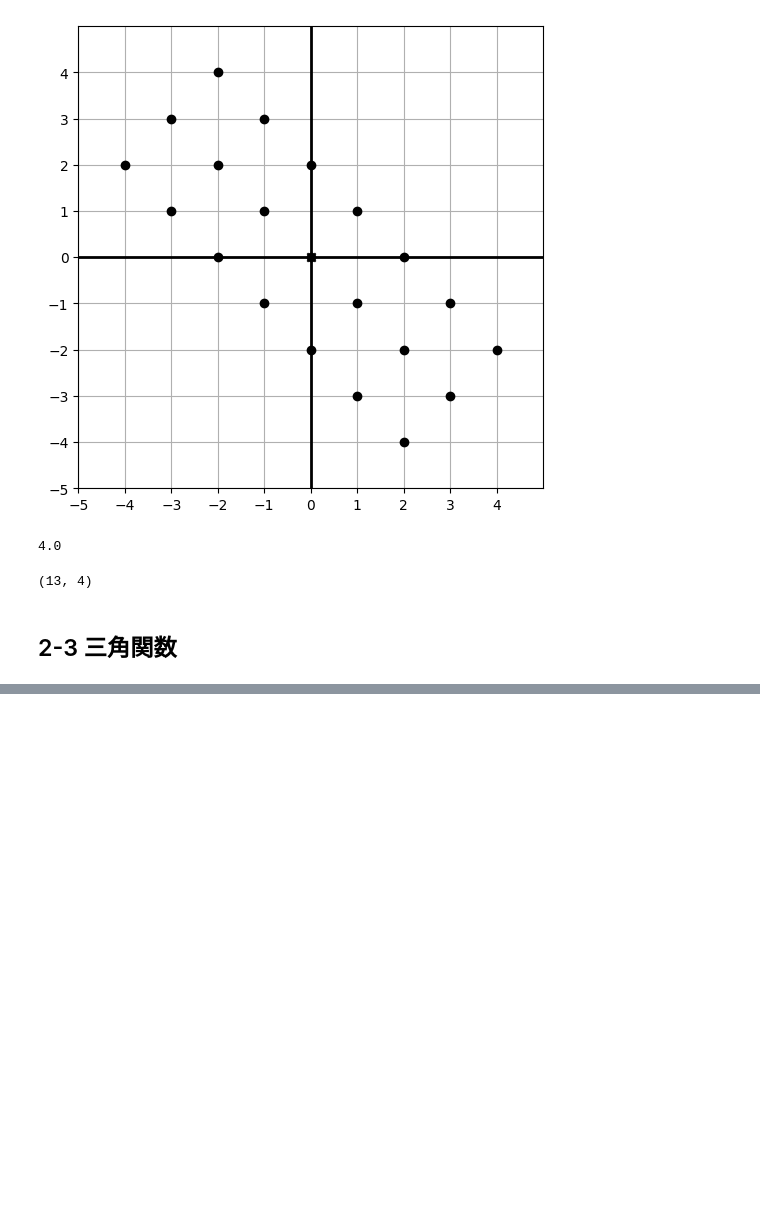
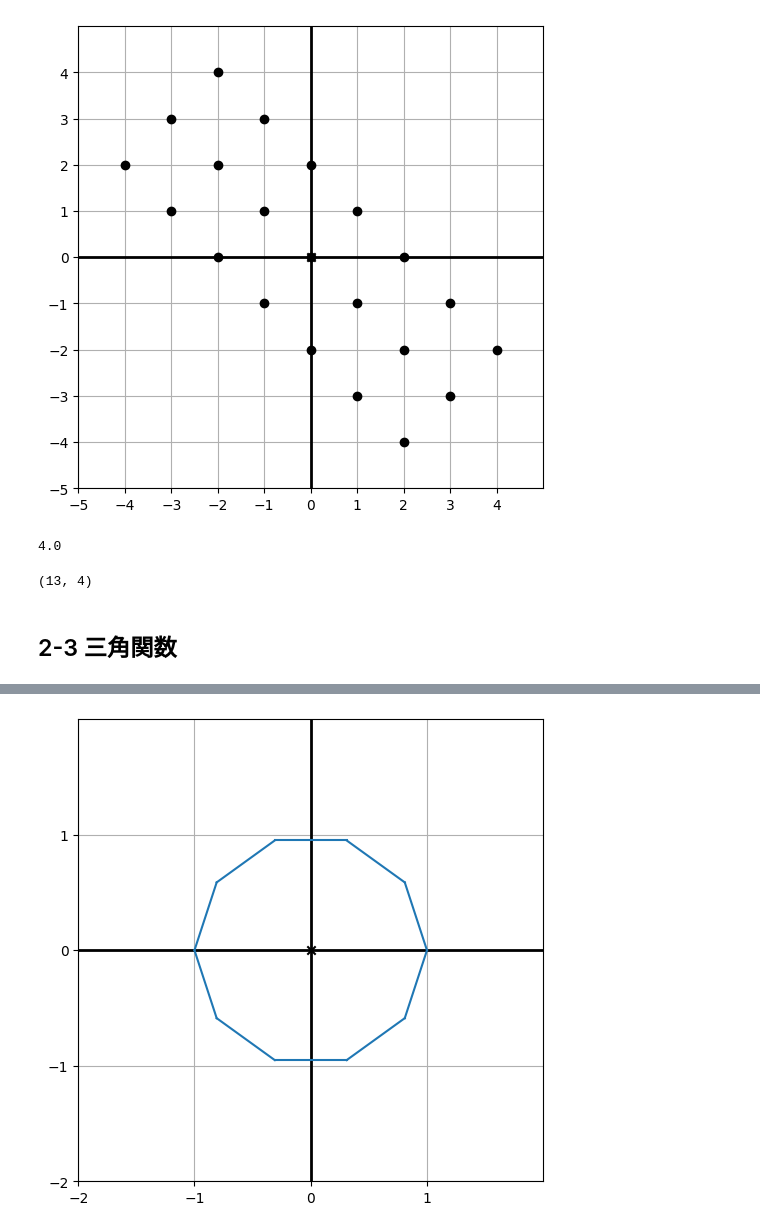
Before and after one commit to irico3/-, a Jupyter notebook: copy/chapter2/Untitled.ipynb, the cells around one changed output, grey strips where cells are left out. Saved outputs shown, nothing was run; the diff lists cells and outputs as text; code cells hidden in the pictures; blank space fills up the shorter version.

```diff
--- a/copy/chapter2/Untitled.ipynb
+++ b/copy/chapter2/Untitled.ipynb
@@ -157,0 +215,14 @@ angle = 37 *
+# %%
+from math import pi
+
+def regular_polygon(n):
+    polar_coord = [(1, 2 * pi / n * i) for i in range(0,n)]
+    return [to_cartesian((l, a)) for l, a in polar_coord]
+# %%
+coord = regular_polygon(10)
+
+draw(
+    Polygon(*coord)
+)
+# %% [output]
+[figure, added]
```
Also changed, not shown: parts of 9 cells of this notebook.
